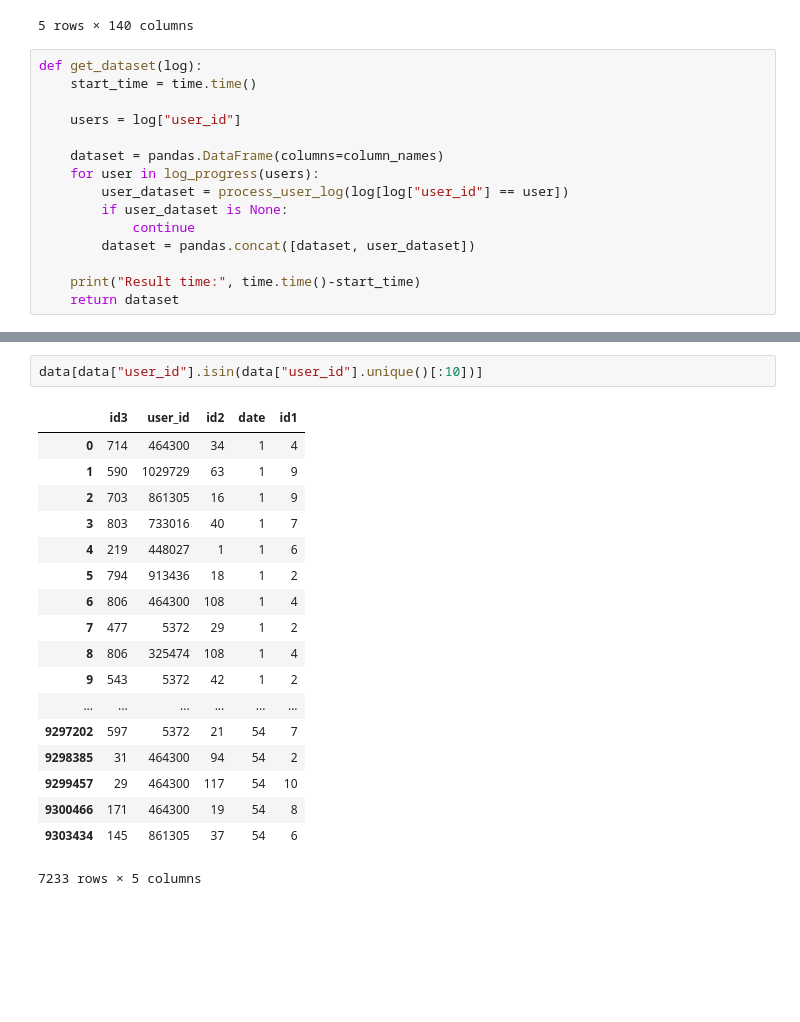
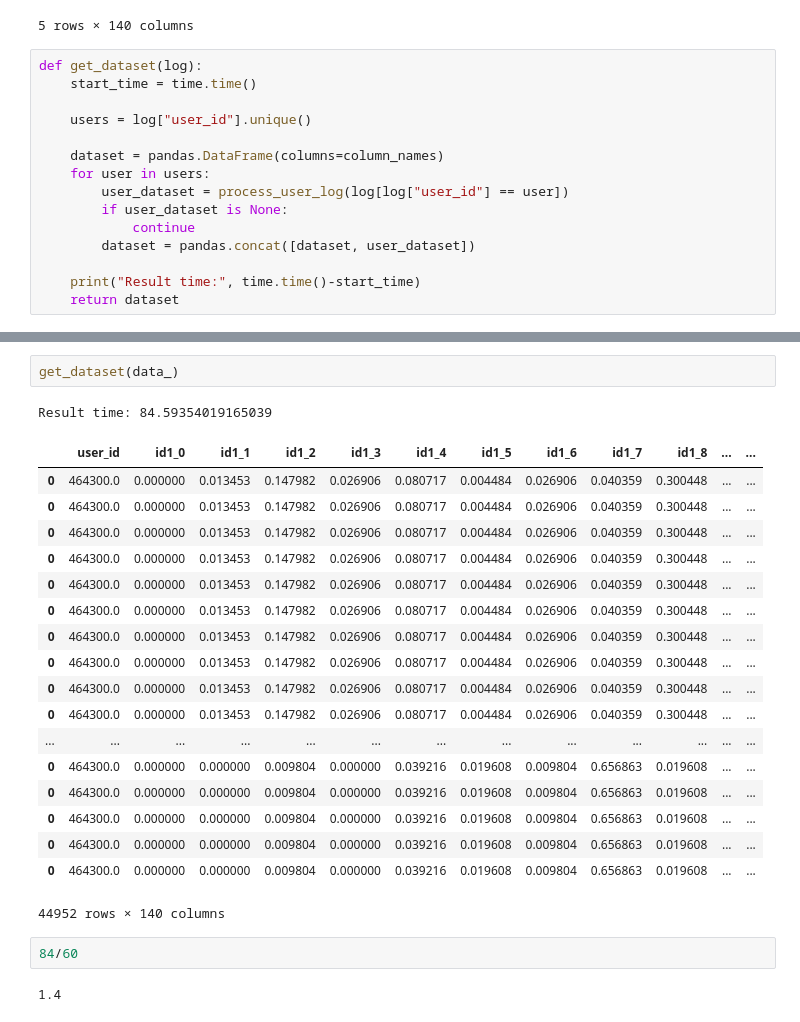
Before and after one commit to alxmamaev/IDAO-contest, a Jupyter notebook: dataset-prepear.ipynb, the cells around one changed output, grey strips where cells are left out. Cells and saved outputs as stored; diff of their text form; blank space fills up the shorter version.

Commit message:
Optimize dataset vectorizing

```diff
--- a/dataset-prepear.ipynb
+++ b/dataset-prepear.ipynb
@@ -190,10 +190,10 @@ process_user_log(data_).head()
 def get_dataset(log):
     start_time = time.time()
 
-    users = log["user_id"]
+    users = log["user_id"].unique()
 
     dataset = pandas.DataFrame(columns=column_names)
-    for user in log_progress(users):
+    for user in users:
         user_dataset = process_user_log(log[log["user_id"] == user])
         if user_dataset is None:
             continue
@@ -227,21 +215,26 @@ Result time: 243.46193289756775
-# %%
-data[data["user_id"].isin(data["user_id"].unique()[:10])]
-# %% [output]
-|  | id3 | user_id | id2 | date | id1 |
-| 0 | 714 | 464300 | 34 | 1 | 4 |
-| 1 | 590 | 1029729 | 63 | 1 | 9 |
-| 2 | 703 | 861305 | 16 | 1 | 9 |
-| 3 | 803 | 733016 | 40 | 1 | 7 |
-| 4 | 219 | 448027 | 1 | 1 | 6 |
-| 5 | 794 | 913436 | 18 | 1 | 2 |
-| 6 | 806 | 464300 | 108 | 1 | 4 |
-| 7 | 477 | 5372 | 29 | 1 | 2 |
-| 8 | 806 | 325474 | 108 | 1 | 4 |
-| 9 | 543 | 5372 | 42 | 1 | 2 |
-| ... | ... | ... | ... | ... | ... |
-| 9297202 | 597 | 5372 | 21 | 54 | 7 |
-| 9298385 | 31 | 464300 | 94 | 54 | 2 |
-| 9299457 | 29 | 464300 | 117 | 54 | 10 |
-| 9300466 | 171 | 464300 | 19 | 54 | 8 |
-| 9303434 | 145 | 861305 | 37 | 54 | 6 |
-7233 rows × 5 columns
+# %%
+get_dataset(data_)
+# %% [output]
+Result time: 84.59354019165039
+|  | user_id | id1_0 | id1_1 | id1_2 | id1_3 | id1_4 | id1_5 | id1_6 | id1_7 | id1_8 | ... | ... |
+| 0 | 464300.0 | 0.000000 | 0.013453 | 0.147982 | 0.026906 | 0.080717 | 0.004484 | 0.026906 | 0.040359 | 0.300448 | ... | ... |
+| 0 | 464300.0 | 0.000000 | 0.013453 | 0.147982 | 0.026906 | 0.080717 | 0.004484 | 0.026906 | 0.040359 | 0.300448 | ... | ... |
+| 0 | 464300.0 | 0.000000 | 0.013453 | 0.147982 | 0.026906 | 0.080717 | 0.004484 | 0.026906 | 0.040359 | 0.300448 | ... | ... |
+| 0 | 464300.0 | 0.000000 | 0.013453 | 0.147982 | 0.026906 | 0.080717 | 0.004484 | 0.026906 | 0.040359 | 0.300448 | ... | ... |
+| 0 | 464300.0 | 0.000000 | 0.013453 | 0.147982 | 0.026906 | 0.080717 | 0.004484 | 0.026906 | 0.040359 | 0.300448 | ... | ... |
+| 0 | 464300.0 | 0.000000 | 0.013453 | 0.147982 | 0.026906 | 0.080717 | 0.004484 | 0.026906 | 0.040359 | 0.300448 | ... | ... |
+| 0 | 464300.0 | 0.000000 | 0.013453 | 0.147982 | 0.026906 | 0.080717 | 0.004484 | 0.026906 | 0.040359 | 0.300448 | ... | ... |
+| 0 | 464300.0 | 0.000000 | 0.013453 | 0.147982 | 0.026906 | 0.080717 | 0.004484 | 0.026906 | 0.040359 | 0.300448 | ... | ... |
+| 0 | 464300.0 | 0.000000 | 0.013453 | 0.147982 | 0.026906 | 0.080717 | 0.004484 | 0.026906 | 0.040359 | 0.300448 | ... | ... |
+| 0 | 464300.0 | 0.000000 | 0.013453 | 0.147982 | 0.026906 | 0.080717 | 0.004484 | 0.026906 | 0.040359 | 0.300448 | ... | ... |
+| ... | ... | ... | ... | ... | ... | ... | ... | ... | ... | ... | ... | ... |
+| 0 | 464300.0 | 0.000000 | 0.000000 | 0.009804 | 0.000000 | 0.039216 | 0.019608 | 0.009804 | 0.656863 | 0.019608 | ... | ... |
+| 0 | 464300.0 | 0.000000 | 0.000000 | 0.009804 | 0.000000 | 0.039216 | 0.019608 | 0.009804 | 0.656863 | 0.019608 | ... | ... |
+| 0 | 464300.0 | 0.000000 | 0.000000 | 0.009804 | 0.000000 | 0.039216 | 0.019608 | 0.009804 | 0.656863 | 0.019608 | ... | ... |
+| 0 | 464300.0 | 0.000000 | 0.000000 | 0.009804 | 0.000000 | 0.039216 | 0.019608 | 0.009804 | 0.656863 | 0.019608 | ... | ... |
+| 0 | 464300.0 | 0.000000 | 0.000000 | 0.009804 | 0.000000 | 0.039216 | 0.019608 | 0.009804 | 0.656863 | 0.019608 | ... | ... |
+44952 rows × 140 columns
+# %%
+84/60
+# %% [output]
+1.4
```
Also changed, not shown: parts of 1 cell of this notebook.
